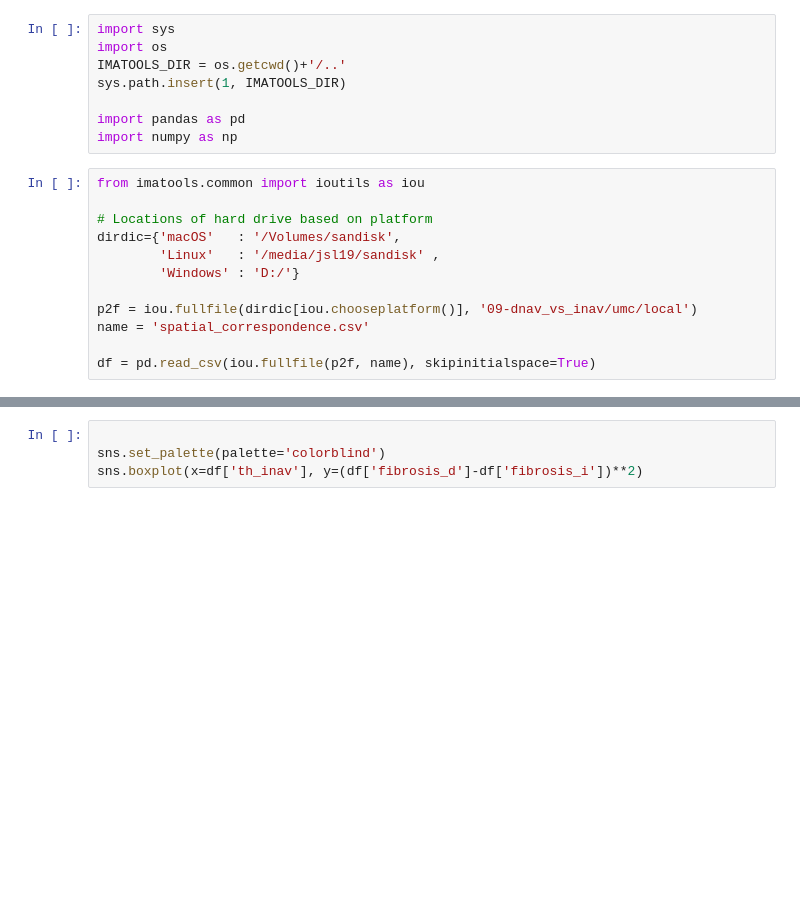
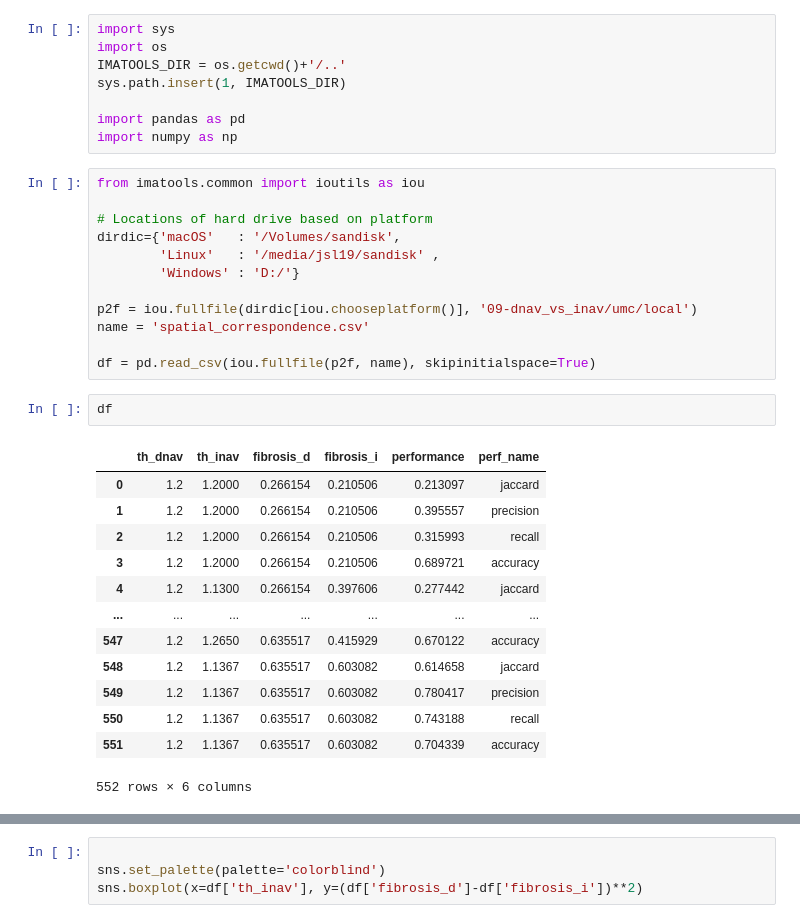
Before and after one commit to alonsoJASL/imatools, a Jupyter notebook: ipynb/df_test.ipynb, the cells around one changed output, grey strips where cells are left out. Drawn from its saved outputs; the diff is of its cells as text; blank space fills up the shorter version.

```diff
--- a/ipynb/df_test.ipynb
+++ b/ipynb/df_test.ipynb
@@ -18,6 +18,22 @@ p2f = iou.fullfile(dirdic[iou.chooseplatform()], '09-dnav_vs_inav/umc/local')
 name = 'spatial_correspondence.csv'
 
 df = pd.read_csv(iou.fullfile(p2f, name), skipinitialspace=True)
+# %%
+df
+# %% [output]
+|  | th_dnav | th_inav | fibrosis_d | fibrosis_i | performance | perf_name |
+| 0 | 1.2 | 1.2000 | 0.266154 | 0.210506 | 0.213097 | jaccard |
+| 1 | 1.2 | 1.2000 | 0.266154 | 0.210506 | 0.395557 | precision |
+| 2 | 1.2 | 1.2000 | 0.266154 | 0.210506 | 0.315993 | recall |
+| 3 | 1.2 | 1.2000 | 0.266154 | 0.210506 | 0.689721 | accuracy |
+| 4 | 1.2 | 1.1300 | 0.266154 | 0.397606 | 0.277442 | jaccard |
+| ... | ... | ... | ... | ... | ... | ... |
+| 547 | 1.2 | 1.2650 | 0.635517 | 0.415929 | 0.670122 | accuracy |
+| 548 | 1.2 | 1.1367 | 0.635517 | 0.603082 | 0.614658 | jaccard |
+| 549 | 1.2 | 1.1367 | 0.635517 | 0.603082 | 0.780417 | precision |
+| 550 | 1.2 | 1.1367 | 0.635517 | 0.603082 | 0.743188 | recall |
+| 551 | 1.2 | 1.1367 | 0.635517 | 0.603082 | 0.704339 | accuracy |
+552 rows × 6 columns
 # %%
 import matplotlib as mpl
 import matplotlib.pyplot as plt
```
Also changed, not shown: parts of 2 cells of this notebook, 3 other files.
